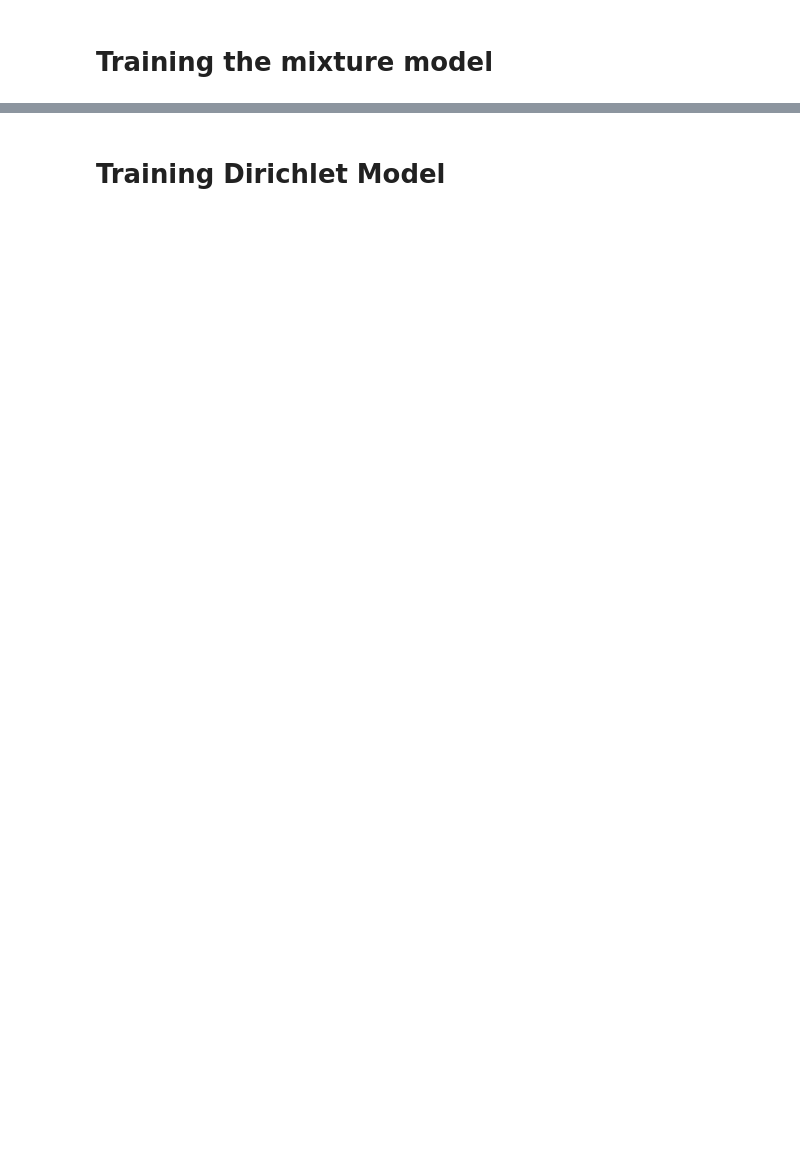
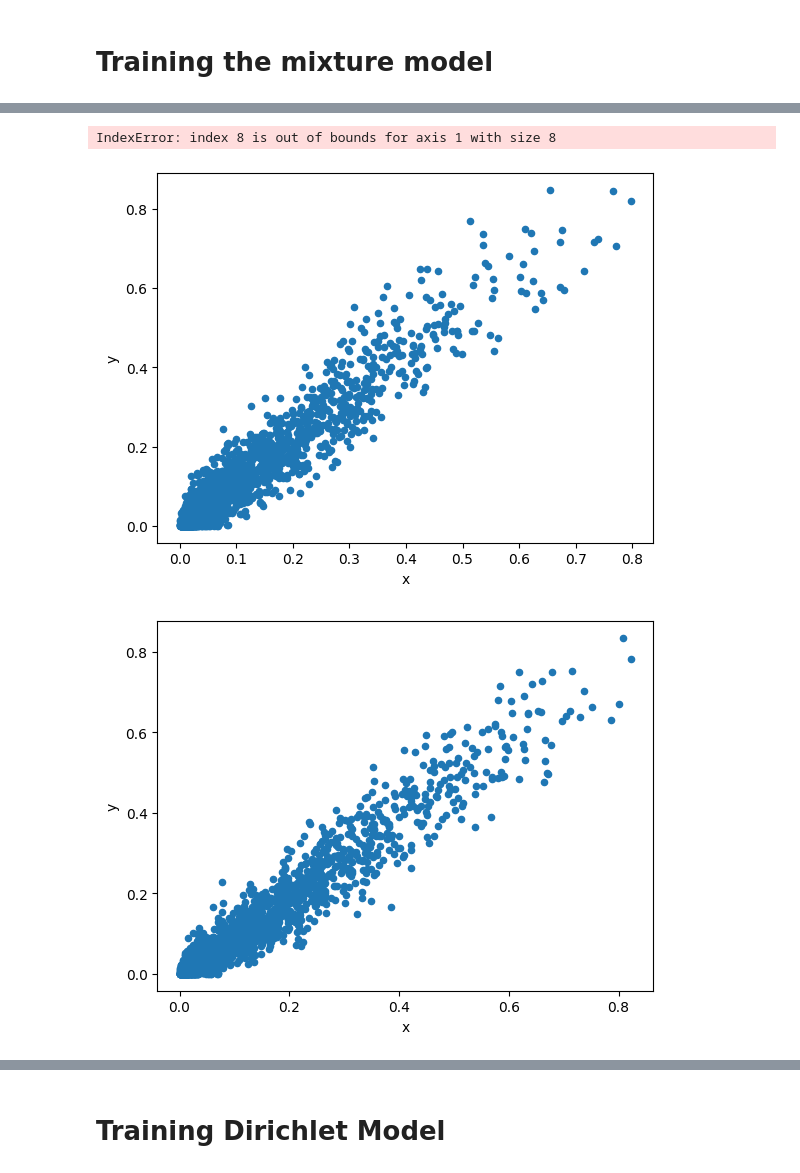
Before and after one commit to jhaberbe/bulk-deconvolution, a Jupyter notebook: notebook/cleaned-up.ipynb, the cells around one changed output, grey strips where cells are left out. Saved outputs shown, nothing was run; the diff lists cells and outputs as text; code cells hidden in the pictures; blank space fills up the shorter version.

```diff
--- a/notebook/cleaned-up.ipynb
+++ b/notebook/cleaned-up.ipynb
@@ -28,7 +209,14 @@ import torch
 from sklearn.model_selection import train_test_split
 from torch.utils.data import TensorDataset, DataLoader, random_split
 
-X_raw = torch.tensor(pbulk.X, dtype=torch.float32)  # (n, F), convert from sparse
+X_raw = torch.tensor(
+    pbulk[
+        :,
+        pbulk.var.highly_variable
+    ].X,
+    dtype=torch.float32
+)  # (n, F), convert from sparse
+
 y = torch.tensor(pbulk.obs.values, dtype=torch.float32)
 y = y / y.sum(dim=1, keepdim=True).clamp(min=1e-8)  # Normalize rows
 
@@ -42,8 +230,8 @@ X_train, X_test, y_train, y_test = train_test_split(
 train_dataset = TensorDataset(X_train, y_train)
 test_dataset = TensorDataset(X_test, y_test)
 
-train_loader = DataLoader(train_dataset, batch_size=32, shuffle=True)
-test_loader = DataLoader(test_dataset, batch_size=64)
+train_loader = DataLoader(train_dataset, batch_size=256, shuffle=True)
+test_loader = DataLoader(test_dataset, batch_size=256)
 
-mixture_model = models.MixturePrediction(X, y)
+mixture_model = models.RobustMixturePrediction(X.shape[1], y.shape[1], mc_dropout=True, dropout_rate=0.5)
 # %%
@@ -96,0 +288,10 @@ mixture_model = torch.load("../models/mixture_model.pt", weights_only=False)
+# %%
+for i in range(X_test.shape[1]):
+    pd.DataFrame({
+        "x": mixture_model(X_test).detach().cpu().numpy()[:, i],
+        "y": y_test.detach().cpu().numpy()[:, i]
+    }).plot.scatter("x", "y")
+# %% [output]
+IndexError: index 8 is out of bounds for axis 1 with size 8
+[figure, added]
+[figure, added]
```
Also changed, not shown: parts of 18 cells of this notebook, 2 other files.
